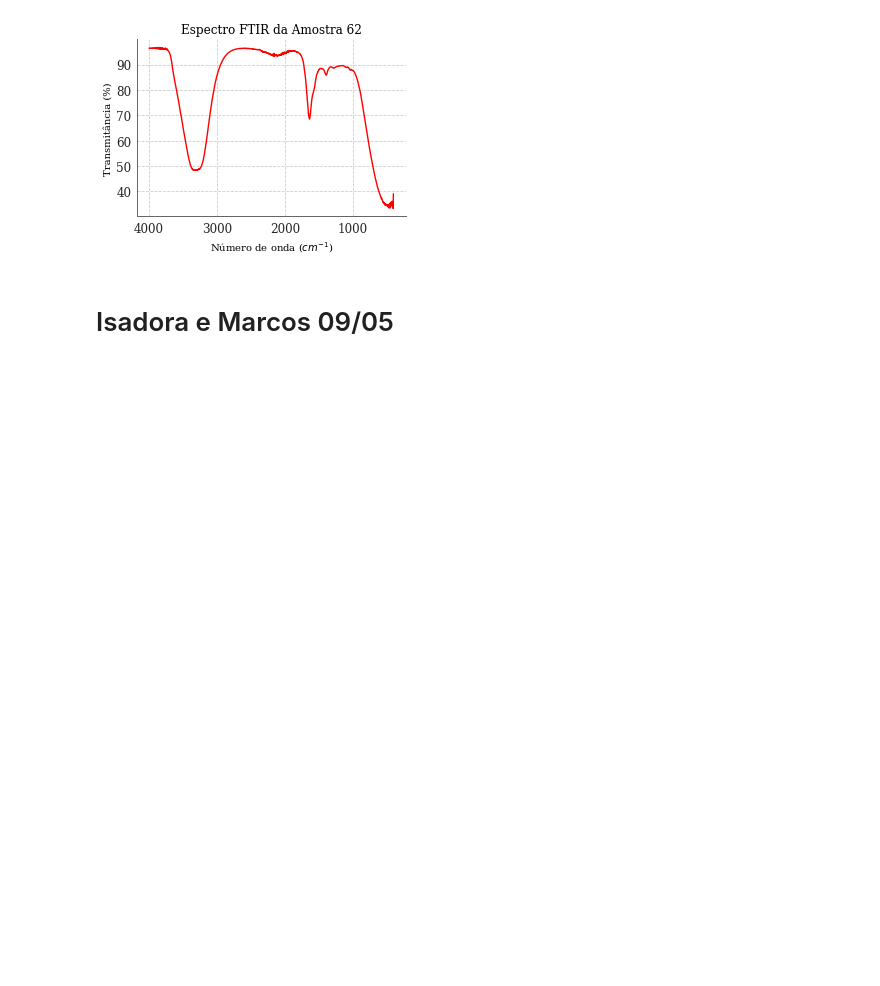
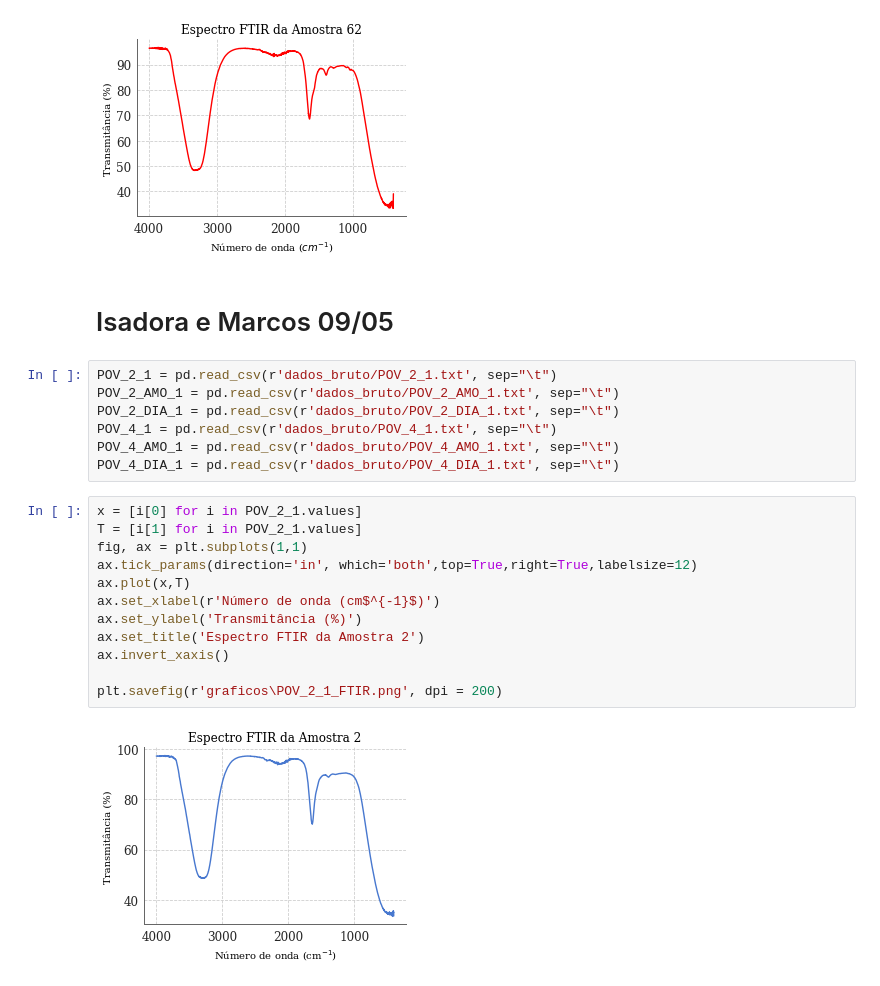
Before and after one commit to Karl-Marcos/dados_lab, a Jupyter notebook: FTIR.ipynb, the cells around one changed output. Saved outputs shown, nothing was run; the diff lists cells and outputs as text; blank space fills up the shorter version.

Commit message:
FTIR marcos e isadora

```diff
--- a/FTIR.ipynb
+++ b/FTIR.ipynb
@@ -60,3 +60,24 @@ plt.savefig(r'graficos\AM_62_FTIR_BIM.png', dpi = 200)
 [figure]
 # %% [markdown]
 # Isadora e Marcos 09/05
+# %%
+POV_2_1 = pd.read_csv(r'dados_bruto/POV_2_1.txt', sep="\t")
+POV_2_AMO_1 = pd.read_csv(r'dados_bruto/POV_2_AMO_1.txt', sep="\t")
+POV_2_DIA_1 = pd.read_csv(r'dados_bruto/POV_2_DIA_1.txt', sep="\t")
+POV_4_1 = pd.read_csv(r'dados_bruto/POV_4_1.txt', sep="\t")
+POV_4_AMO_1 = pd.read_csv(r'dados_bruto/POV_4_AMO_1.txt', sep="\t")
+POV_4_DIA_1 = pd.read_csv(r'dados_bruto/POV_4_DIA_1.txt', sep="\t")
+# %%
+x = [i[0] for i in POV_2_1.values]
+T = [i[1] for i in POV_2_1.values]
+fig, ax = plt.subplots(1,1)
+ax.tick_params(direction='in', which='both',top=True,right=True,labelsize=12)
+ax.plot(x,T)
+ax.set_xlabel(r'Número de onda (cm$^{-1}$)')
+ax.set_ylabel('Transmitância (%)')
+ax.set_title('Espectro FTIR da Amostra 2')
+ax.invert_xaxis()
+
+plt.savefig(r'graficos\POV_2_1_FTIR.png', dpi = 200)
+# %% [output]
+[figure, added]
```
Also changed, not shown: parts of 6 cells of this notebook, 13 other files.
